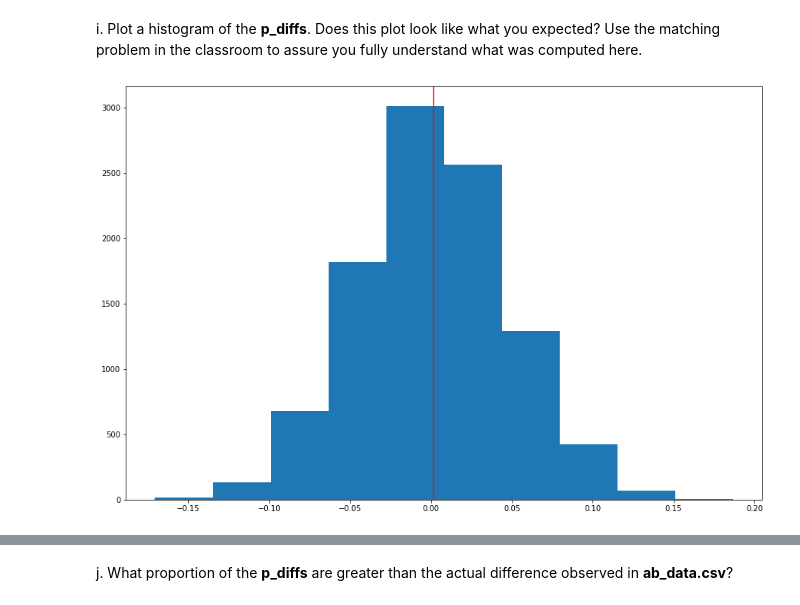
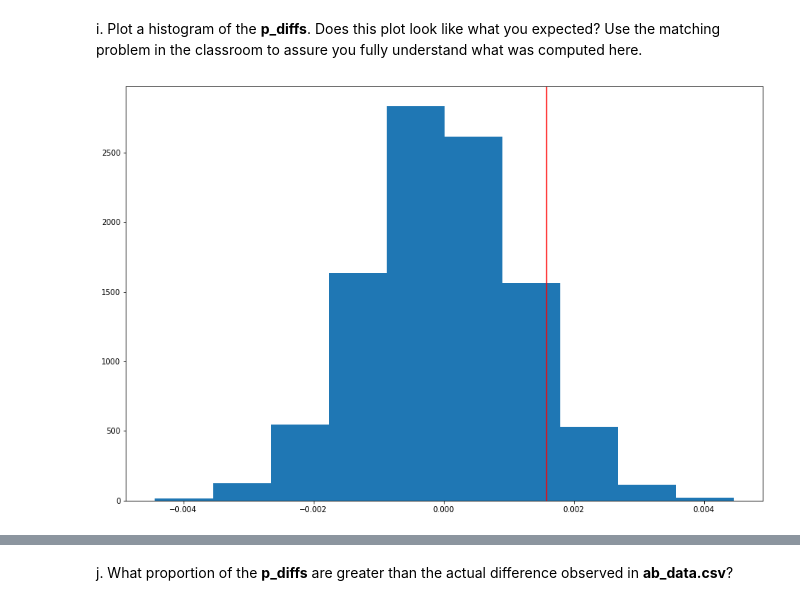
Before and after one commit to cmaclaug/Data-Analyst, a Jupyter notebook: Project 3 - AB Test Results/Project Files/Analyze AB Test Results V2.ipynb, the cells around one changed output, grey strips where cells are left out. Drawn from its saved outputs; the diff is of its cells as text; code cells hidden in the pictures.

```diff
--- a/Project 3 - AB Test Results/Project Files/Analyze_ab_test_results_notebook.ipynb
+++ b/Project 3 - AB Test Results/Project Files/Analyze AB Test Results V2.ipynb
@@ -239,25 +239,24 @@ h. Simulate 10,000 $p_{new}$ - $p_{old}$ values using this same process similarl
 # %%
 # used the approach consistent with the lessons (the above was confusing me), only sampled 200 as Python was freezing
 
-diffs = []
+p_diffs = []
 
 for i in range(10000):
-    sample = df2.sample(200, replace = True)
-    new_mean = sample.query('group == "treatment"').mean()['converted']
-    old_mean = sample.query('group == "control"').mean()['converted']
-    diff = old_mean - new_mean
-    diffs.append(diff)
+    p_new1 = np.random.choice([0, 1],n_new,p = [1-pop_conversion, pop_conversion])
+    p_old1 = np.random.choice([0, 1],n_old,p = [1-pop_conversion, pop_conversion])
+    p_new2 = p_new1.mean()
+    p_old2 = p_old1.mean()
+    p_diffs.append(p_new2-p_old2)
 # %% [markdown]
 i. Plot a histogram of the **p_diffs**.  Does this plot look like what you expected?  Use the matching problem in the classroom to assure you fully understand what was computed here.
 # %%
 #Using the actual plot of differences
 pop_variance = control_conversion - treatment_conversion
-
-p_diffs = np.array(diffs)
+p_diffs = np.array(p_diffs)
 
 plt.figure(figsize = (15,10))
 
 plt.hist(p_diffs)
 plt.axvline(pop_variance, color = 'r');
 # %% [output]
-[figure, old version]
+[figure, new version]
```
Also changed, not shown: parts of 13 cells of this notebook, 2 other files.
